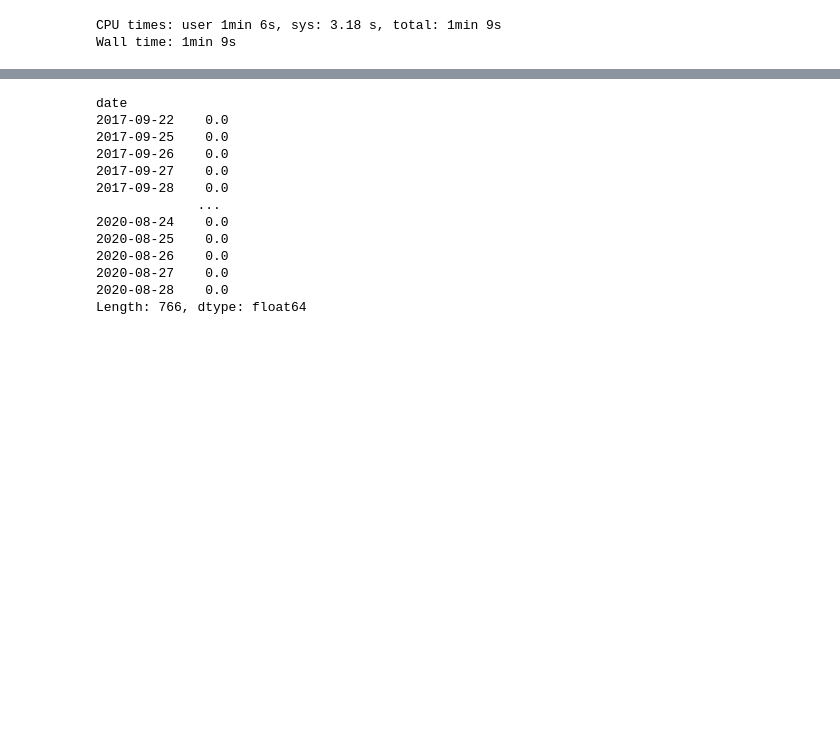
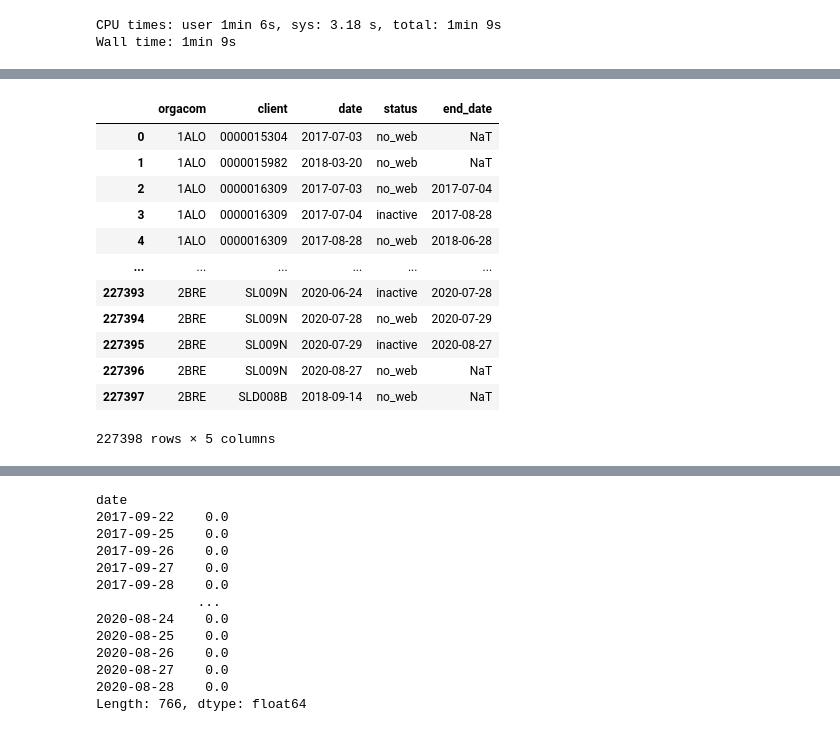
Before and after one commit to UltraDiuve/WebOrNot, a Jupyter notebook: notebooks/part2.ipynb, the cells around one changed output, grey strips where cells are left out. Drawn from its saved outputs; the diff is of its cells as text; code cells hidden in the pictures; blank space fills up the shorter version.

```diff
--- a/notebooks/part2.ipynb
+++ b/notebooks/part2.ipynb
@@ -145,0 +132,13 @@ reload(utils)
+# %%
+full_stat = full_stat.reset_index().sort_values(['orgacom', 'client', 'date'])
+# %%
+groupers = ['orgacom', 'client']
+same_clt = (full_stat[groupers] == full_stat[groupers].shift()).all(axis=1)
+same_stat = (full_stat['status'] == full_stat['status'].shift())
+status_updates = (
+    full_stat.loc[
+        ~same_clt |
+        (same_clt & ~same_stat)
+    ].set_index(['orgacom', 'client', 'date'])
+)
+status_updates
@@ -145,0 +160,22 @@ reload(utils)
+# %%
+status_updates = status_updates.reset_index()
+# %%
+groupers = ['orgacom', 'client']
+same_clt = (status_updates[groupers].shift(-1) == status_updates[groupers]).all(axis=1)
+status_updates['end_date'] = status_updates['date'].shift(-1).where(same_clt, None)
+# %%
+status_updates
+# %% [output]
+|  | orgacom | client | date | status | end_date |
+| 0 | 1ALO | 0000015304 | 2017-07-03 | no_web | NaT |
+| 1 | 1ALO | 0000015982 | 2018-03-20 | no_web | NaT |
+| 2 | 1ALO | 0000016309 | 2017-07-03 | no_web | 2017-07-04 |
+| 3 | 1ALO | 0000016309 | 2017-07-04 | inactive | 2017-08-28 |
+| 4 | 1ALO | 0000016309 | 2017-08-28 | no_web | 2018-06-28 |
+| ... | ... | ... | ... | ... | ... |
+| 227393 | 2BRE | SL009N | 2020-06-24 | inactive | 2020-07-28 |
+| 227394 | 2BRE | SL009N | 2020-07-28 | no_web | 2020-07-29 |
+| 227395 | 2BRE | SL009N | 2020-07-29 | inactive | 2020-08-27 |
+| 227396 | 2BRE | SL009N | 2020-08-27 | no_web | NaT |
+| 227397 | 2BRE | SLD008B | 2018-09-14 | no_web | NaT |
+227398 rows × 5 columns
```
Also changed, not shown: parts of 11 cells of this notebook, 1 other file.
